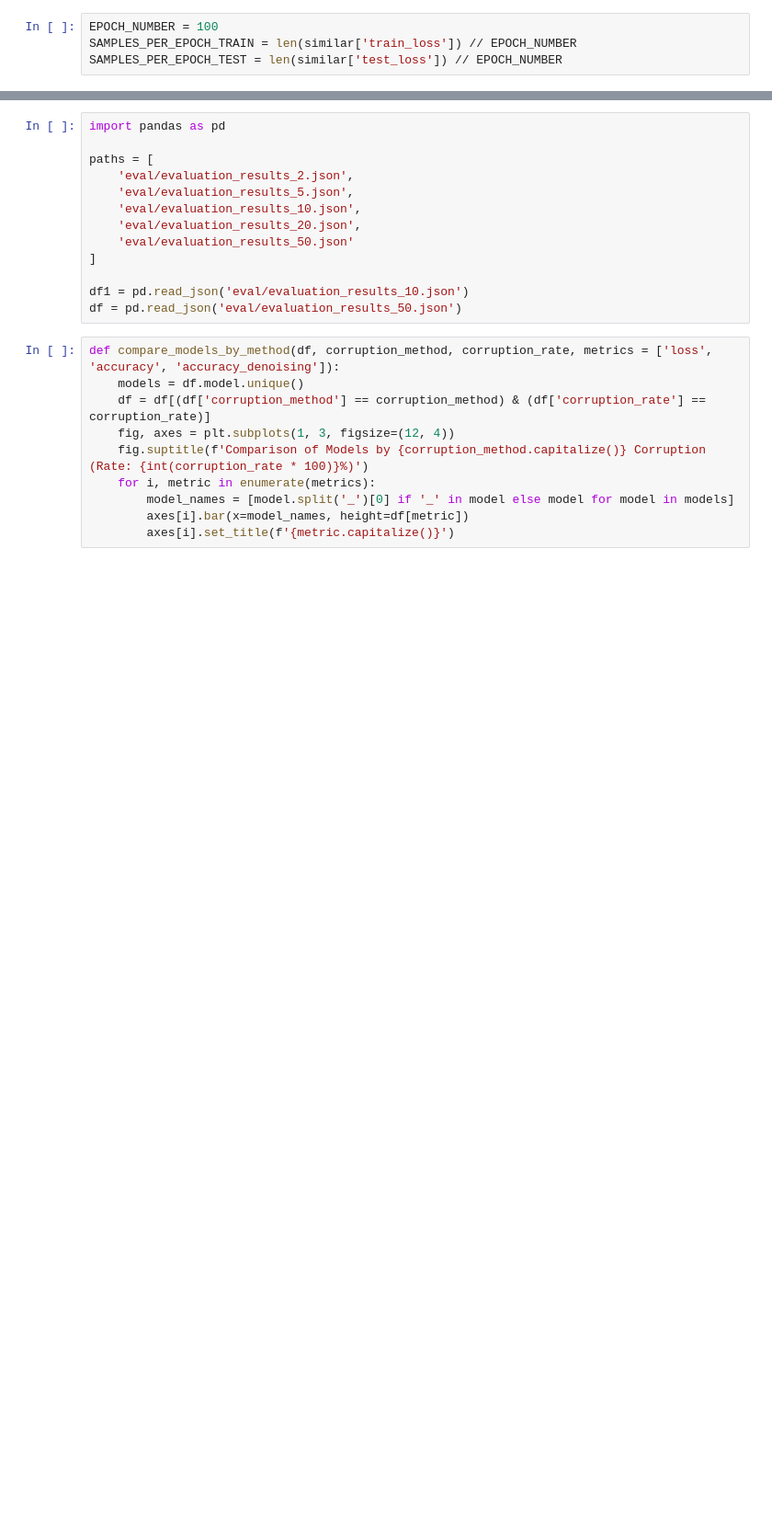
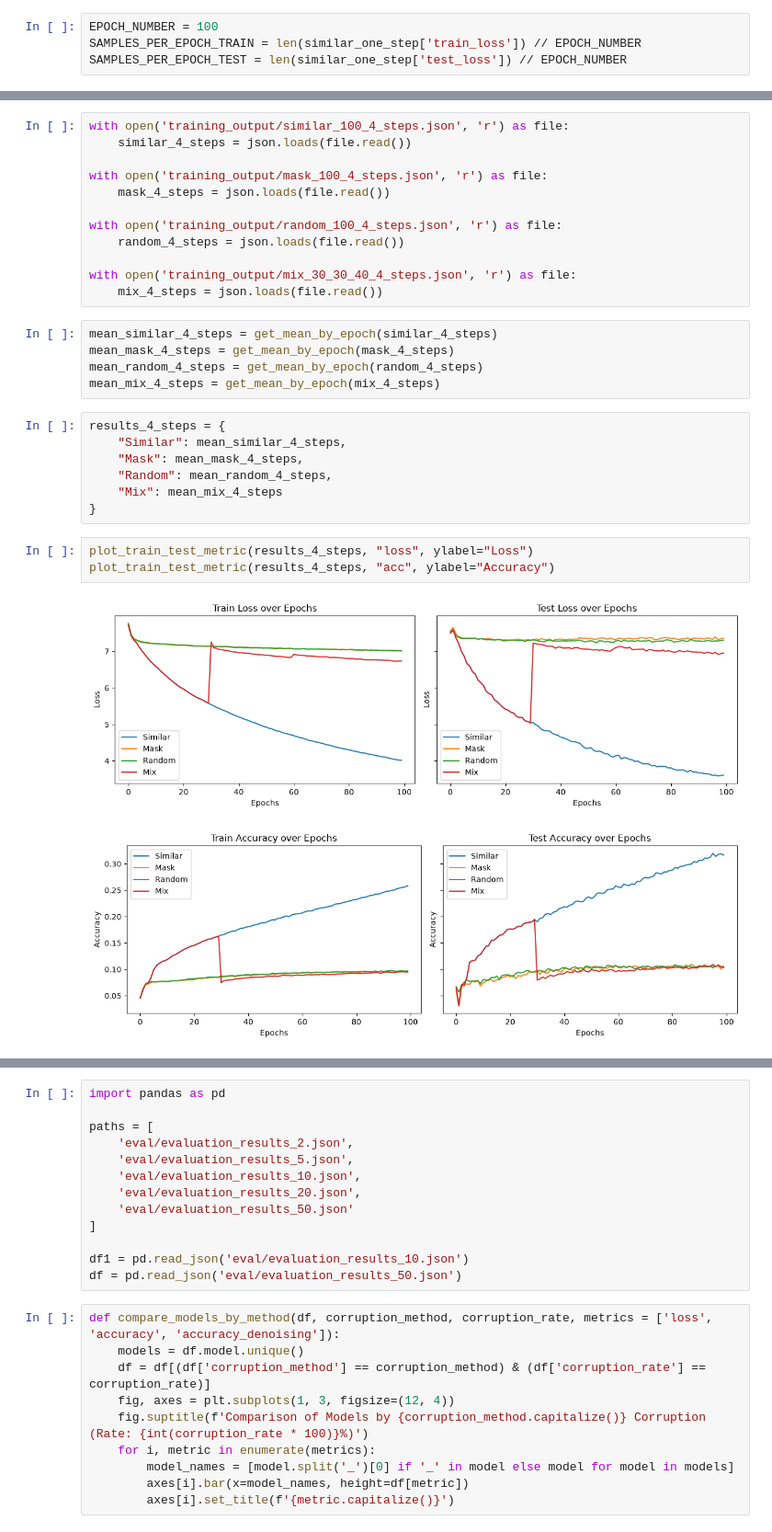
Before and after one commit to AndreRab/Multi-Phase-Corruption-Curriculum-for-Diffusion-Language-Models-training, a Jupyter notebook: results/results.ipynb, the cells around one changed output, grey strips where cells are left out. Shown at 92% size. Cells and saved outputs as stored; diff of their text form; blank space fills up the shorter version.

```diff
--- a/results/results.ipynb
+++ b/results/results.ipynb
@@ -18,7 +22,7 @@ with open('train/mix_30_30_40_4_steps.json', 'r') as file:
 # %%
 EPOCH_NUMBER = 100
-SAMPLES_PER_EPOCH_TRAIN = len(similar['train_loss']) // EPOCH_NUMBER
-SAMPLES_PER_EPOCH_TEST = len(similar['test_loss']) // EPOCH_NUMBER
+SAMPLES_PER_EPOCH_TRAIN = len(similar_one_step['train_loss']) // EPOCH_NUMBER
+SAMPLES_PER_EPOCH_TEST = len(similar_one_step['test_loss']) // EPOCH_NUMBER
 # %%
 def get_mean_by_epoch(
     data: dict,
@@ -102,0 +90,30 @@ plt.show()
+# %%
+with open('training_output/similar_100_4_steps.json', 'r') as file:
+    similar_4_steps = json.loads(file.read())
+
+with open('training_output/mask_100_4_steps.json', 'r') as file:
+    mask_4_steps = json.loads(file.read())
+
+with open('training_output/random_100_4_steps.json', 'r') as file:
+    random_4_steps = json.loads(file.read())
+
+with open('training_output/mix_30_30_40_4_steps.json', 'r') as file:
+    mix_4_steps = json.loads(file.read())
+# %%
+mean_similar_4_steps = get_mean_by_epoch(similar_4_steps)
+mean_mask_4_steps = get_mean_by_epoch(mask_4_steps)
+mean_random_4_steps = get_mean_by_epoch(random_4_steps)
+mean_mix_4_steps = get_mean_by_epoch(mix_4_steps)
+# %%
+results_4_steps = {
+    "Similar": mean_similar_4_steps,
+    "Mask": mean_mask_4_steps,
+    "Random": mean_random_4_steps,
+    "Mix": mean_mix_4_steps
+}
+# %%
+plot_train_test_metric(results_4_steps, "loss", ylabel="Loss")
+plot_train_test_metric(results_4_steps, "acc", ylabel="Accuracy")
+# %% [output]
+[figure, added]
+[figure, added]
```
Also changed, not shown: parts of 15 cells of this notebook.
